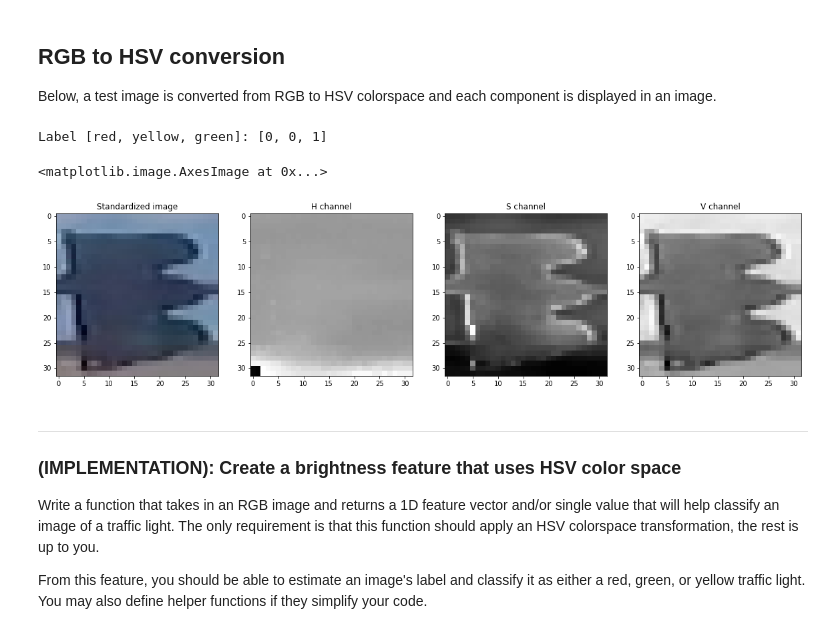
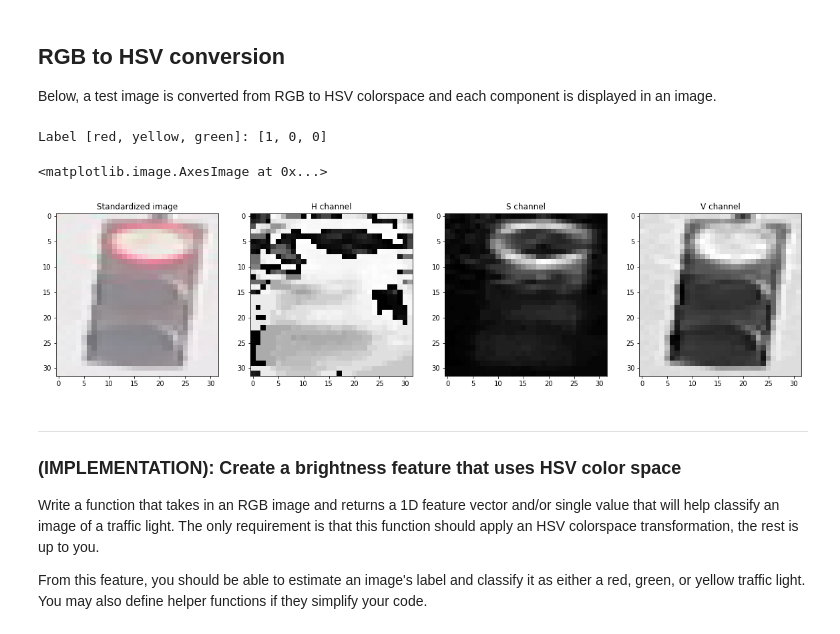
Before and after one commit to daamanmeet/Traffic-Light-Classifier-using-opencv, a Jupyter notebook: Traffic_Light_Classifier.ipynb, the cells around one changed output. Saved outputs shown, nothing was run; the diff lists cells and outputs as text; code cells hidden in the pictures.

```diff
--- a/Traffic_Light_Classifier.ipynb
+++ b/Traffic_Light_Classifier.ipynb
@@ -301,36 +301,36 @@ Below, a test image is converted from RGB to HSV colorspace and each component i
 # %%
 # Convert and image to HSV colorspace
 # Visualize the individual color channels
 
-image_num = 1000
+image_num = 0
 test_im = STANDARDIZED_LIST[image_num][0]
 test_label = STANDARDIZED_LIST[image_num][1]
 
 # Convert to HSV
 hsv = cv2.cvtColor(test_im, cv2.COLOR_RGB2HSV)
 
 # Print image label
 print('Label [red, yellow, green]: ' + str(test_label))
 
 # HSV channels
 h = hsv[:,:,0]
 s = hsv[:,:,1]
 v = hsv[:,:,2]
 
 # Plot the original image and the three channels
 f, (ax1, ax2, ax3, ax4) = plt.subplots(1, 4, figsize=(20,10))
 ax1.set_title('Standardized image')
 ax1.imshow(test_im)
 ax2.set_title('H channel')
 ax2.imshow(h, cmap='gray')
 ax3.set_title('S channel')
 ax3.imshow(s, cmap='gray')
 ax4.set_title('V channel')
 ax4.imshow(v, cmap='gray')
 # %% [output]
-Label [red, yellow, green]: [0, 0, 1]
+Label [red, yellow, green]: [1, 0, 0]
 <matplotlib.image.AxesImage at 0x...>
-[figure, old version]
+[figure, new version]
 # %% [markdown]
 ---
 <a id='task7'></a>
```
Also changed, not shown: parts of 1 cell of this notebook.
